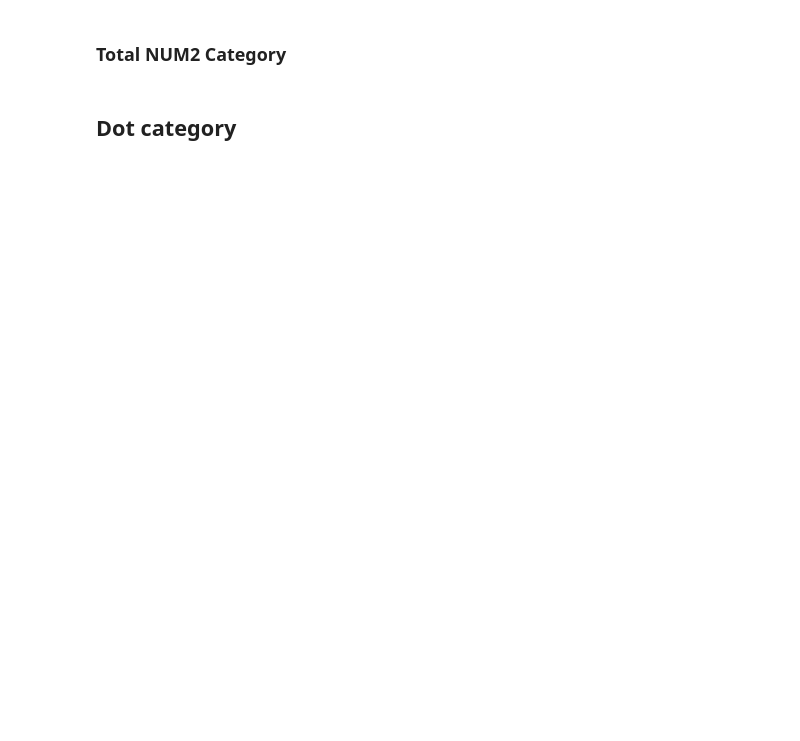
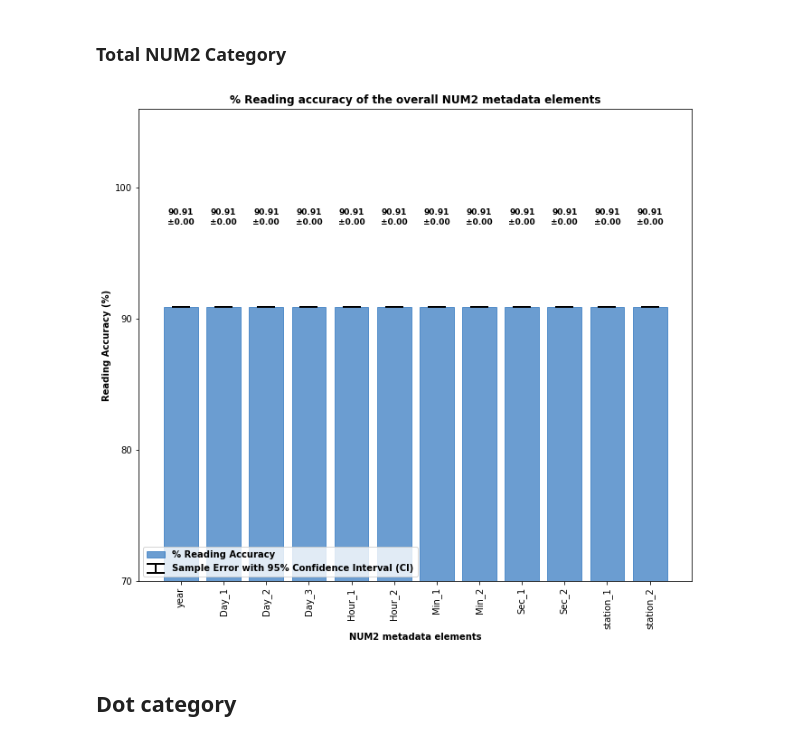
Before and after one commit to asc-csa/Alouette_ISIS_extract, a Jupyter notebook: code/C_Overall Metadata Reading Accuracy for Alouette-1.ipynb, the cells around one changed output. Saved outputs shown, nothing was run; the diff lists cells and outputs as text; code cells hidden in the pictures; blank space fills up the shorter version.

```diff
--- a/code/C_Overall Metadata Reading Accuracy for Alouette-1.ipynb
+++ b/code/C_Overall Metadata Reading Accuracy for Alouette-1.ipynb
@@ -184,47 +272,53 @@ analyze_batch ("L:/DATA/Alouette_I/BATCH_II_Run2/07_MQA/Batch2_QA_num2.csv", 'Ba
 # %% [markdown]
 ### Total NUM2 Category
 # %%
+sample_size = total_df_I + total_df_II
+combined_accuracy_data = []
+categorical_columns = ['year','Day_1','Day_2','Day_3','Hour_1','Hour_2','Min_1',
+                       'Min_2','Sec_1','Sec_2','station_1','station_2']
+z_score = 1.96
 combined_accuracy_data_num2 = []
 for i in range(len(categorical_columns)):
     column = categorical_columns [i]
-    combined_accuracy =(accuracy_data_num2_I[i][1] + accuracy_data_num2_II[i][1])/2
-    combined_sample_error = np.sqrt((accuracy_data_num2_I[i][2]**2 + accuracy_data_num2_II[i][2]**2)/2)
-    combined_confidence_interval = z_score * combined_sample_error
-
-    combined_accuracy_data_num2.append((column, combined_accuracy,combined_sample_error,  combined_confidence_interval))
+    combined_accuracy = (n_BATCH_I_images_correct + n_BATCH_II_images_correct)/(n_BATCH_I_sample +  n_BATCH_II_sample)
+    combined_sample_error = np.sqrt(combined_accuracy*(1-combined_accuracy)/sample_size)
+    combined_confidence_interval = z_score*combined_sample_error
+    combined_accuracy_data_num2.append((column, combined_accuracy* 100,combined_sample_error,  combined_confidence_interval))
 
 
 #plotting the graph of batch I and II
 fig = plt.figure (figsize= (10, 5))
 categories, accuracies, sample_error, confidence_interval = zip(*combined_accuracy_data_num2)
 bar = plt.bar (categories, accuracies, color = '#2C74BE', edgecolor = '#2C74BE', alpha = 0.7)
 lower_error = np.zeros_like(sample_error)
 error_bar = plt.errorbar(categories, accuracies, yerr = (lower_error, confidence_interval),
                          linestyle = '', capsize = 10, ecolor = 'black', elinewidth = 2,
                          markeredgewidth = 2)
 
 plt.ylim(70, 106)
 plt.title ("% Reading accuracy of the overall NUM2 metadata elements", fontweight = 'bold')
 plt.xlabel("NUM2 metadata elements",  fontweight = 'bold')
 plt.ylabel("Reading Accuracy (%)",  fontweight = 'bold')
 plt.xticks(rotation=90)
 plt.yticks(np.arange(70, 105, step = 10))
 
 #adding a legend
 legend_handles = [bar[0], error_bar]
 legend_labels = ['% Reading Accuracy', 'Sample Error with 95% Confidence Interval (CI)']
 plt.legend(legend_handles, legend_labels, loc = 'lower left', prop = {'weight':'bold'})
 
 #adding numbers on top of the error bars and bars
 for i, (bar_height, err_height, conf_interval) in enumerate (zip(accuracies, sample_error, confidence_interval)):
     text_height = max(bar_height, bar_height+err_height)
     if text_height >100:
         text_height = 100
     plus_minus = '\u00B1' # used for +- symbol
     err_text = f'{plus_minus}{conf_interval:.2f}'
     plt.text(i, bar_height + err_height+ 6.3, f'{bar_height:.2f}\n{err_text}',  ha = 'center', color = 'black', fontsize = 9, weight = 'bold')
 plt.subplots_adjust(bottom = 0.25, top = 1.7 , left = 0.1, right= 0.95)
 plt.show()
+# %% [output]
+[figure, added]
 # %% [markdown]
 ## Dot category
 # %%
```
Also changed, not shown: parts of 18 cells of this notebook.
